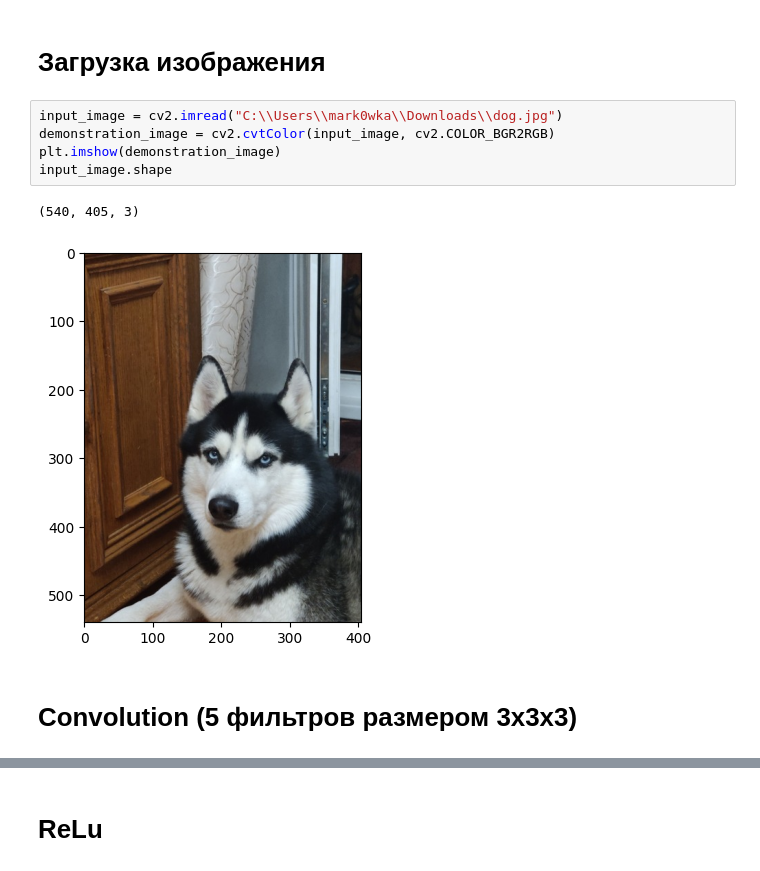
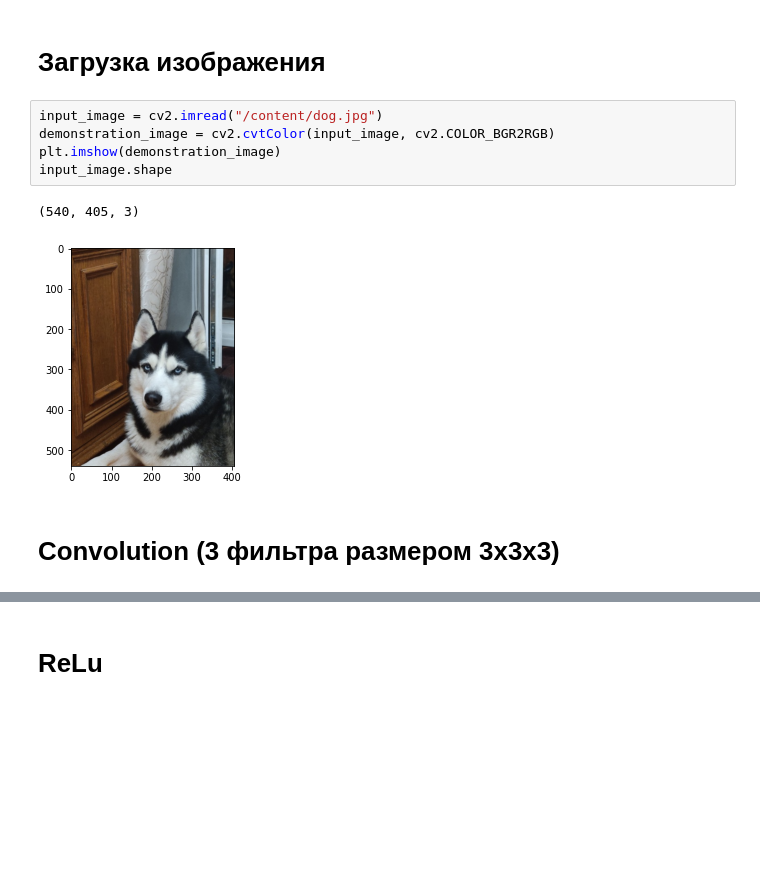
Before and after one commit to mark0wka/ComputerVision2022, a Jupyter notebook: CVLab2.ipynb, the cells around one changed output, grey strips where cells are left out. Cells and saved outputs as stored; diff of their text form; blank space fills up the shorter version.

```diff
--- a/CVLab2.ipynb
+++ b/CVLab2.ipynb
@@ -8,15 +8,15 @@ from random import random
 # %% [markdown]
 # Загрузка изображения
 # %%
-input_image = cv2.imread("C:\\Users\\mark0wka\\Downloads\\dog.jpg")
+input_image = cv2.imread("/content/dog.jpg")
 demonstration_image = cv2.cvtColor(input_image, cv2.COLOR_BGR2RGB)
 plt.imshow(demonstration_image)
 input_image.shape
 # %% [output]
 (540, 405, 3)
-[figure, old version]
+[figure, new version]
 # %% [markdown]
-# Convolution (5 фильтров размером 3x3x3)
+# Convolution (3 фильтра размером 3x3x3)
 # %%
 image = input_image
 image_rows, image_columns, image_channels = image.shape
```
Also changed, not shown: parts of 6 cells of this notebook.
